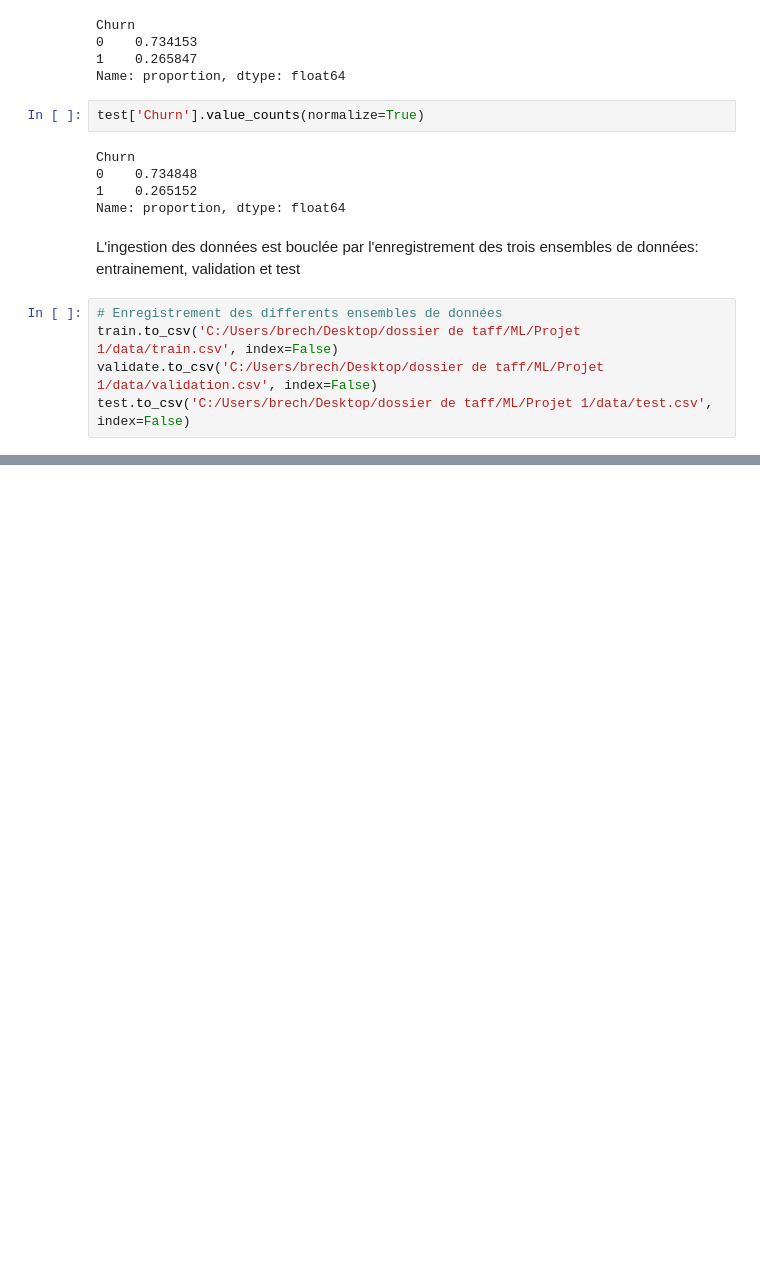
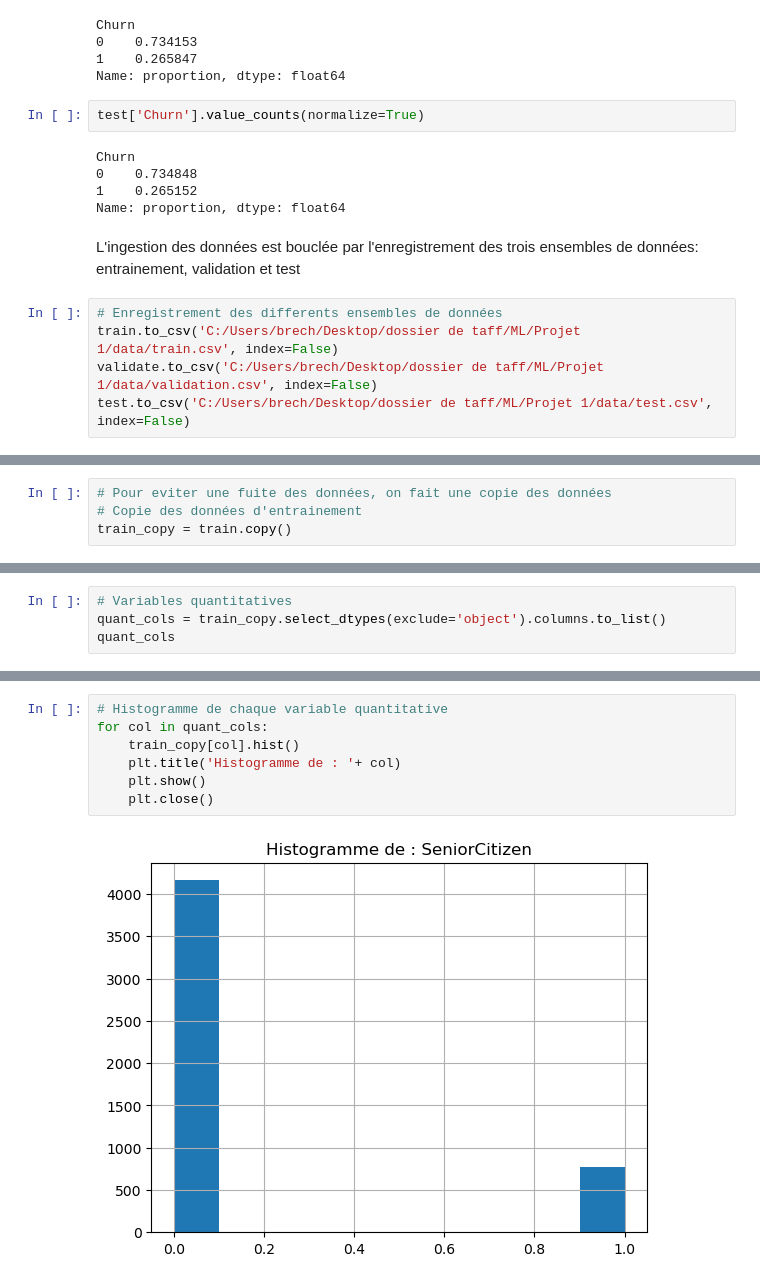
Before and after one commit to BrechM/Projects-Space, a Jupyter notebook: ML/Projet 1/models/Churn_notebook.ipynb, the cells around one changed output, grey strips where cells are left out. Cells and saved outputs as stored; diff of their text form; blank space fills up the shorter version.

```diff
--- a/ML/Projet 1/models/Churn_notebook.ipynb
+++ b/ML/Projet 1/models/Churn_notebook.ipynb
@@ -167,0 +170,4 @@ test.to_csv('C:/Users/brech/Desktop/dossier de taff/ML/Projet 1/data/test.csv',
+# %%
+# Pour eviter une fuite des données, on fait une copie des données
+# Copie des données d'entrainement
+train_copy = train.copy()
@@ -167,0 +186,4 @@ test.to_csv('C:/Users/brech/Desktop/dossier de taff/ML/Projet 1/data/test.csv',
+# %%
+# Variables quantitatives
+quant_cols = train_copy.select_dtypes(exclude='object').columns.to_list()
+quant_cols
@@ -167,0 +213,9 @@ test.to_csv('C:/Users/brech/Desktop/dossier de taff/ML/Projet 1/data/test.csv',
+# %%
+# Histogramme de chaque variable quantitative
+for col in quant_cols:
+    train_copy[col].hist()
+    plt.title('Histogramme de : '+ col)
+    plt.show()
+    plt.close()
+# %% [output]
+[figure, added]
```
Also changed, not shown: parts of 36 cells of this notebook, 2 other files.
